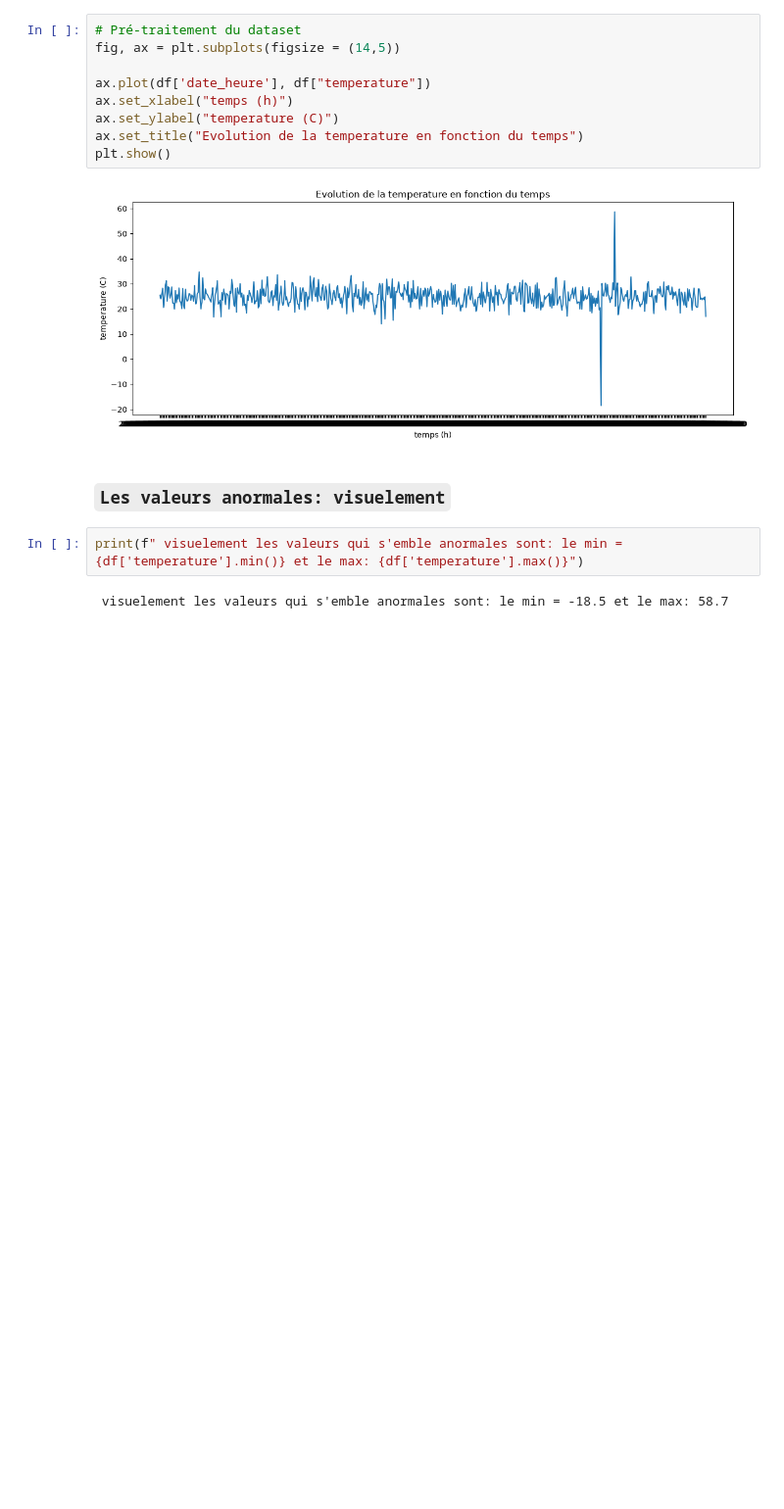
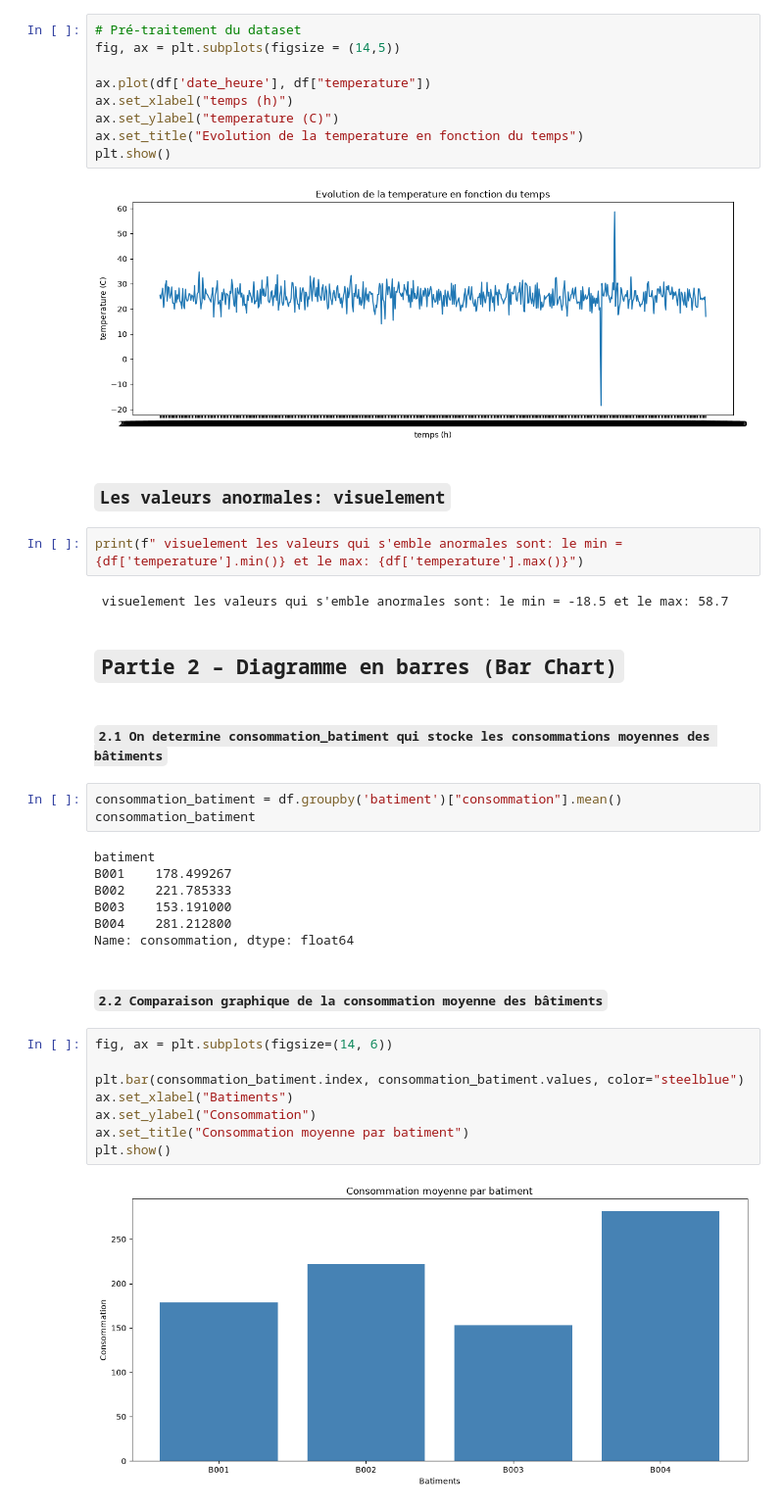
Before and after one commit to Alassanee/atelier_matplotlib_iot, a Jupyter notebook: notebook/atelier_matplotlib_iot.ipynb, the cells around one changed output. Shown at 98% size. Cells and saved outputs as stored; diff of their text form; blank space fills up the shorter version.

Commit message:
Partie 2 – Diagramme en barres (Bar Chart) (partie 1)

```diff
--- a/notebook/atelier_matplotlib_iot.ipynb
+++ b/notebook/atelier_matplotlib_iot.ipynb
@@ -38,3 +38,29 @@ plt.show()
 print(f" visuelement les valeurs qui s'emble anormales sont: le min = {df['temperature'].min()} et le max: {df['temperature'].max()}")
 # %% [output]
  visuelement les valeurs qui s'emble anormales sont: le min = -18.5 et le max: 58.7
+# %% [markdown]
+## `Partie 2 – Diagramme en barres (Bar Chart)`
+# %% [markdown]
+#### `2.1 On determine consommation_batiment qui stocke les consommations moyennes des bâtiments`
+# %%
+consommation_batiment = df.groupby('batiment')["consommation"].mean()
+consommation_batiment
+# %% [output]
+batiment
+B001    178.499267
+B002    221.785333
+B003    153.191000
+B004    281.212800
+Name: consommation, dtype: float64
+# %% [markdown]
+#### `2.2 Comparaison graphique de la consommation moyenne des bâtiments`
+# %%
+fig, ax = plt.subplots(figsize=(14, 6))
+
+plt.bar(consommation_batiment.index, consommation_batiment.values, color="steelblue")
+ax.set_xlabel("Batiments")
+ax.set_ylabel("Consommation")
+ax.set_title("Consommation moyenne par batiment")
+plt.show()
+# %% [output]
+[figure, added]
```
